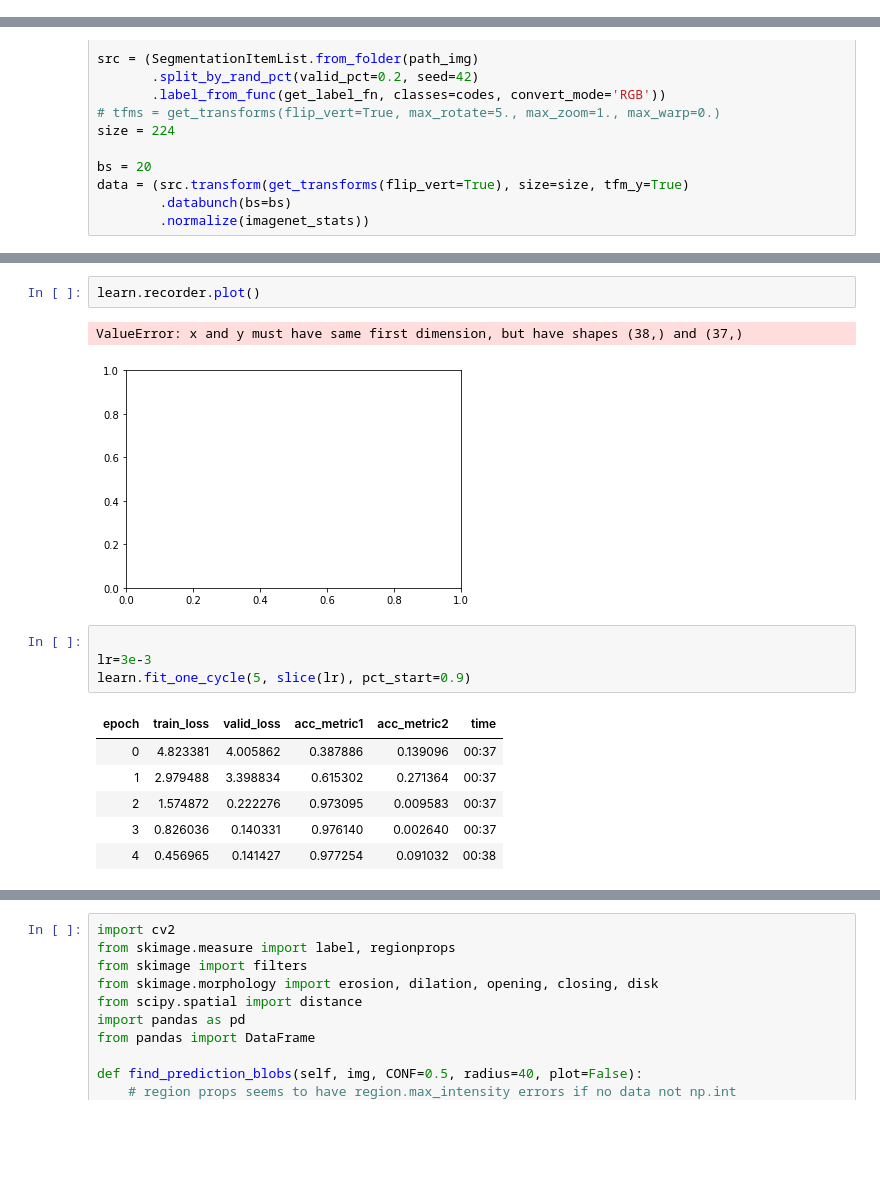
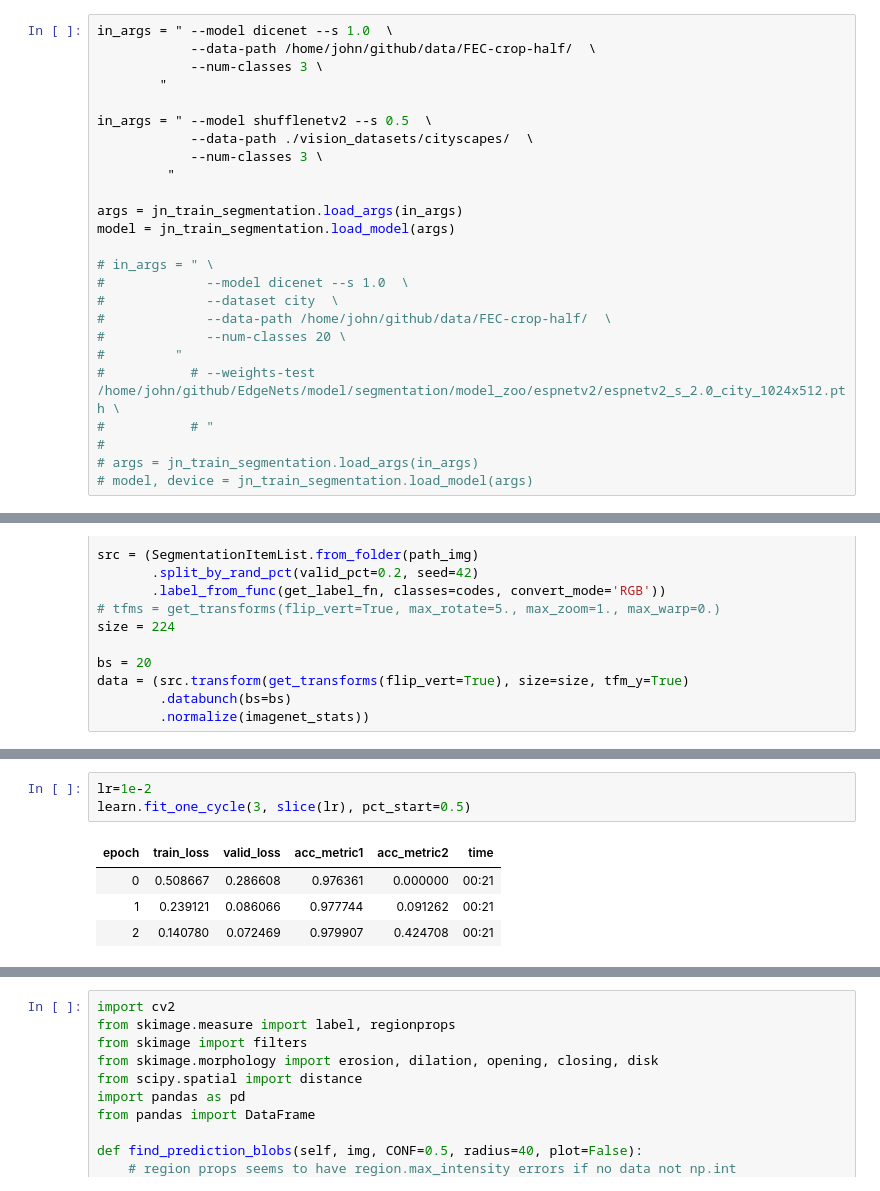
Before and after one commit to johnnewto/EdgeNets, a Jupyter notebook: jn_nb_FEC-egdenet.ipynb, the cells around one changed output, grey strips where cells are left out. Saved outputs shown, nothing was run; the diff lists cells and outputs as text; blank space fills up the shorter version.

```diff
--- a/jn_nb_FEC-egdenet.ipynb
+++ b/jn_nb_FEC-egdenet.ipynb
@@ -44,0 +52,25 @@ KeyboardInterrupt:
+# %%
+in_args = " --model dicenet --s 1.0  \
+            --data-path /home/john/github/data/FEC-crop-half/  \
+            --num-classes 3 \
+        "
+
+in_args = " --model shufflenetv2 --s 0.5  \
+            --data-path ./vision_datasets/cityscapes/  \
+            --num-classes 3 \
+         "
+
+args = jn_train_segmentation.load_args(in_args)
+model = jn_train_segmentation.load_model(args)
+
+# in_args = " \
+#             --model dicenet --s 1.0  \
+#             --dataset city  \
+#             --data-path /home/john/github/data/FEC-crop-half/  \
+#             --num-classes 20 \
+#         "
+#           # --weights-test /home/john/github/EdgeNets/model/segmentation/model_zoo/espnetv2/espnetv2_s_2.0_city_1024x512.pth \
+#           # "
+#
+# args = jn_train_segmentation.load_args(in_args)
+# model, device = jn_train_segmentation.load_model(args)
@@ -186,16 +226,8 @@ LR Finder is complete, type {learner_name}.recorder.plot() to see the graph.
-# %%
-learn.recorder.plot()
-# %% [output]
-ValueError: x and y must have same first dimension, but have shapes (38,) and (37,)
-[figure, removed]
 # %%
-
-lr=3e-3
-learn.fit_one_cycle(5, slice(lr), pct_start=0.9)
+lr=1e-2
+learn.fit_one_cycle(3, slice(lr), pct_start=0.5)
 # %% [output]
 | epoch | train_loss | valid_loss | acc_metric1 | acc_metric2 | time |
-| 0 | 4.823381 | 4.005862 | 0.387886 | 0.139096 | 00:37 |
-| 1 | 2.979488 | 3.398834 | 0.615302 | 0.271364 | 00:37 |
-| 2 | 1.574872 | 0.222276 | 0.973095 | 0.009583 | 00:37 |
-| 3 | 0.826036 | 0.140331 | 0.976140 | 0.002640 | 00:37 |
-| 4 | 0.456965 | 0.141427 | 0.977254 | 0.091032 | 00:38 |
+| 0 | 0.508667 | 0.286608 | 0.976361 | 0.000000 | 00:21 |
+| 1 | 0.239121 | 0.086066 | 0.977744 | 0.091262 | 00:21 |
+| 2 | 0.140780 | 0.072469 | 0.979907 | 0.424708 | 00:21 |
```
Also changed, not shown: parts of 26 cells of this notebook, 6 other files.
